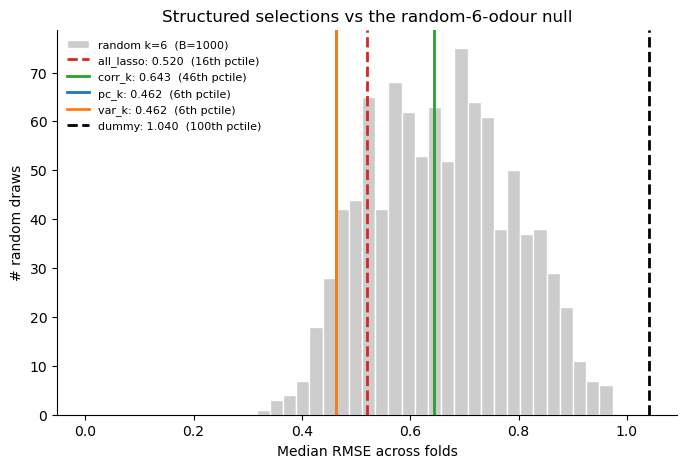
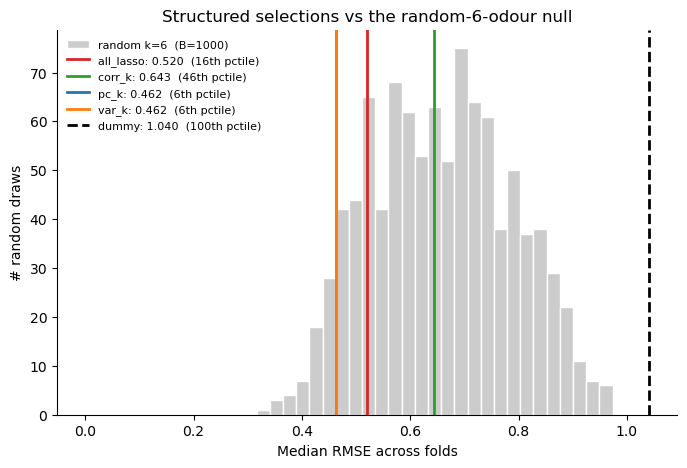
The notebook cell's code change between the first figure and the second:
--- before
+++ after
@@ -11,5 +11,5 @@
     obs = stat(rmse[name]) 
     pct = 100 * np.mean(null_stats <= obs)
-    ax.axvline(obs, color=colors[name], lw=2, ls='--' if name in ("all_lasso","dummy") else '-',
+    ax.axvline(obs, color=colors[name], lw=2, ls='--' if name in ("dummy") else '-',
                  label=f'{name}: {obs:.3f}  ({pct:.0f}th pctile)')
 

Commit: Update.